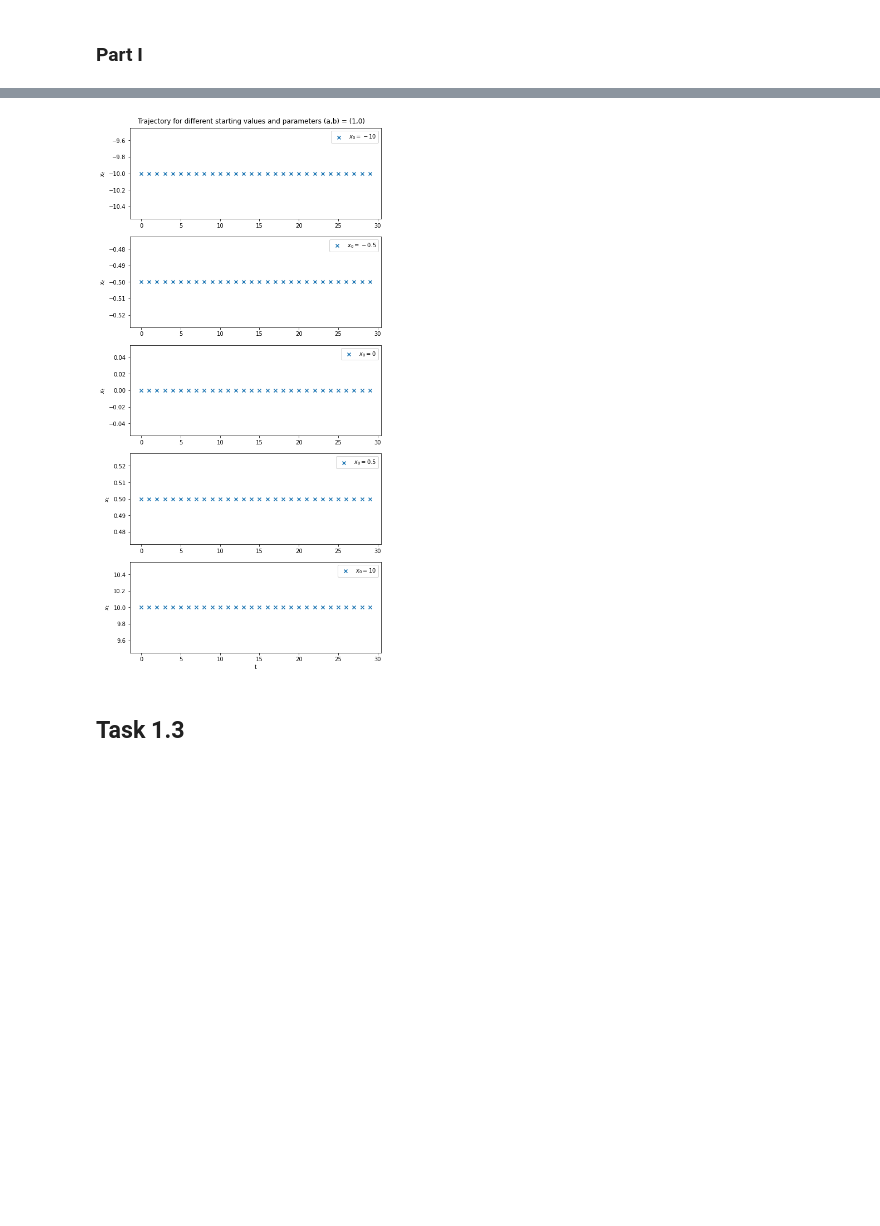
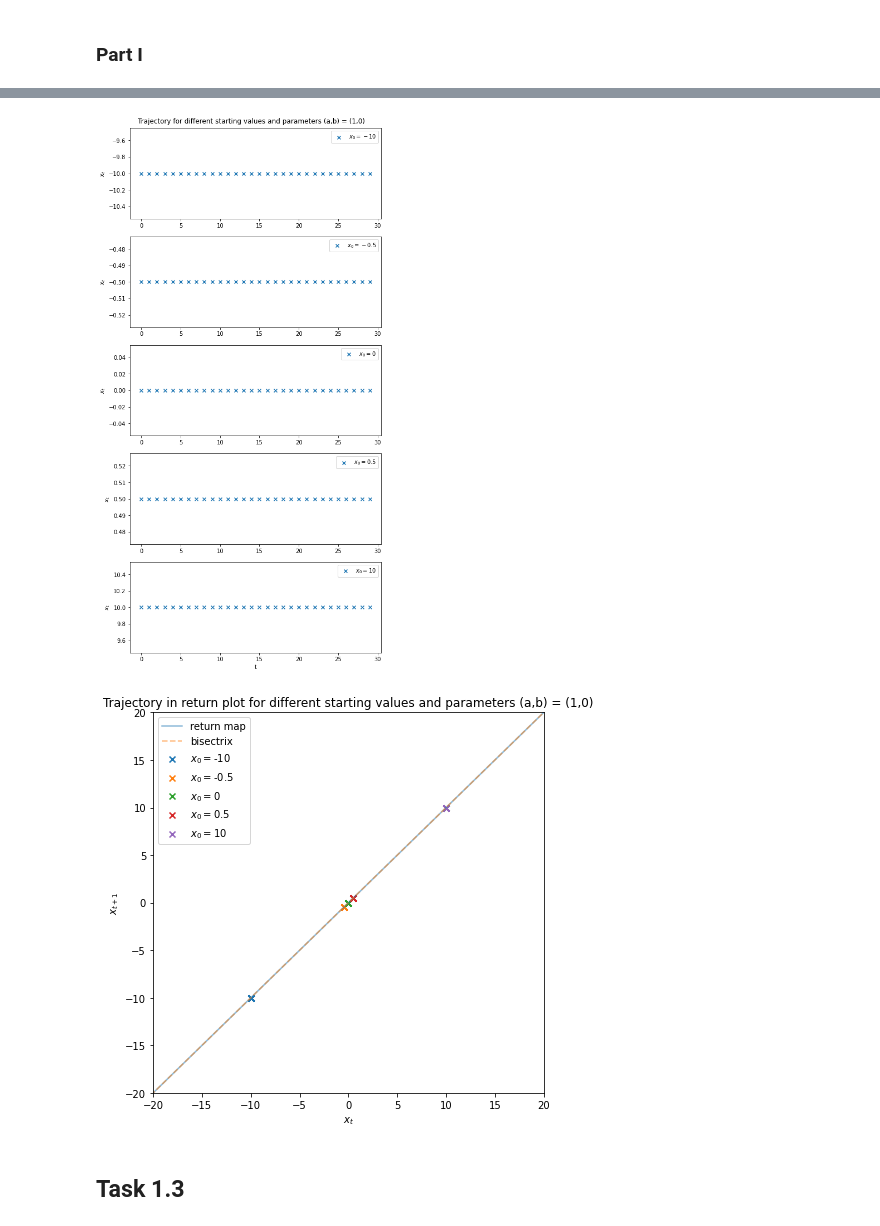
Before and after one commit to Paulemaule/TSA-RSA-exercises, a Jupyter notebook: Exercise8/Sheet8.ipynb, the cells around one changed output, grey strips where cells are left out. Saved outputs shown, nothing was run; the diff lists cells and outputs as text; code cells hidden in the pictures; blank space fills up the shorter version.

```diff
--- a/Exercise8/Sheet8.ipynb
+++ b/Exercise8/Sheet8.ipynb
@@ -127,9 +161,11 @@ trajectories(a, b)
 # %%
 a, b = (1, 0)
 
 trajectories(a, b)
+trajectories_(a, b)
 # %% [output]
 [figure]
+[figure, added]
 # %% [markdown]
 ## Task 1.3
 # %%
```
Also changed, not shown: parts of 19 cells of this notebook.
